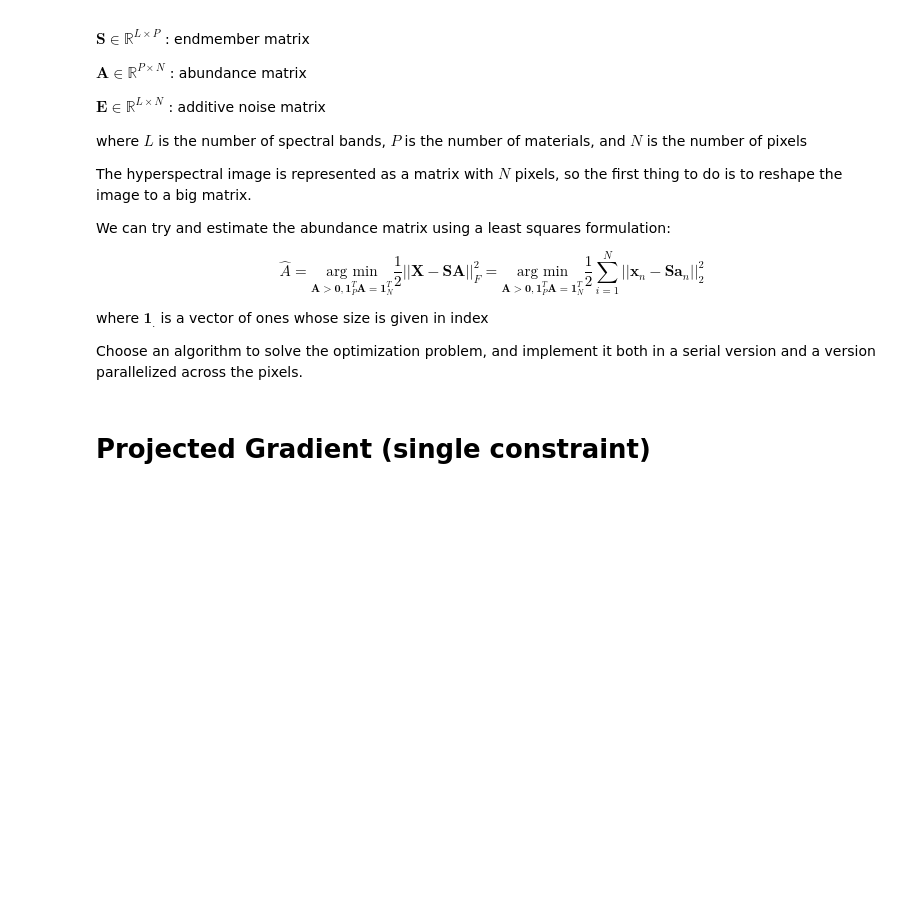
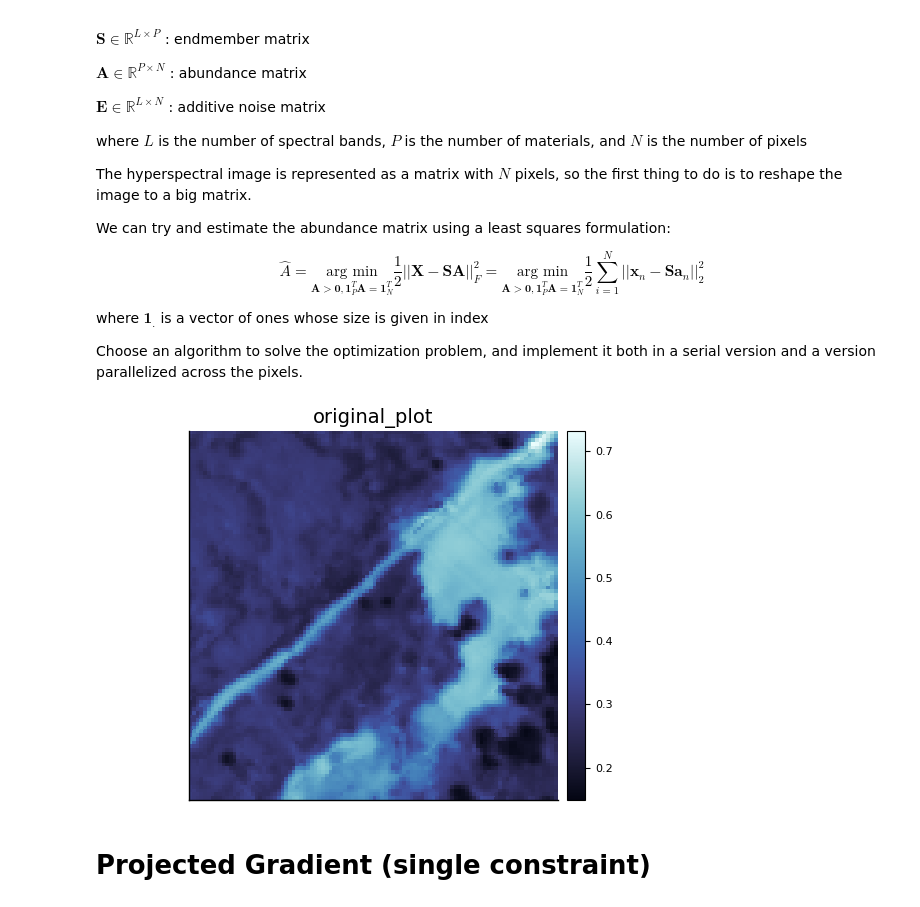
Before and after one commit to robincourant/parallel_optimization, a Jupyter notebook: parallel_optimization.ipynb, the cells around one changed output. Cells and saved outputs as stored; diff of their text form; code cells hidden in the pictures; blank space fills up the shorter version.

```diff
--- a/parallel_optimization.ipynb
+++ b/parallel_optimization.ipynb
@@ -64,7 +64,7 @@ where $\mathbf{1}_{.}$ is a vector of ones whose size is given in index
 
 Choose an algorithm to solve the optimization problem, and implement it both in a serial version and a version parallelized across the pixels.
 # %%
-n = 150^2
+n = 100^2
 p = 4
 l = 255
 k = floor(Int, sqrt(n))
@@ -78,8 +78,10 @@ X = img_small
 S = sources;
 # %%
 original_plot = heatmap(
-    X[:, :, k], title="original_plot", aspect_ratio=1, yflip = true, c=:ice, grid=false, ticks=false
-);
+    X[:, :, 150], title="original_plot", aspect_ratio=1, yflip = true, c=:ice, grid=false, ticks=false
+)
+# %% [output]
+[figure, added]
 # %% [markdown]
 # Projected Gradient (single constraint)
 # %%
```
Also changed, not shown: parts of 10 cells of this notebook, 2 other files.
